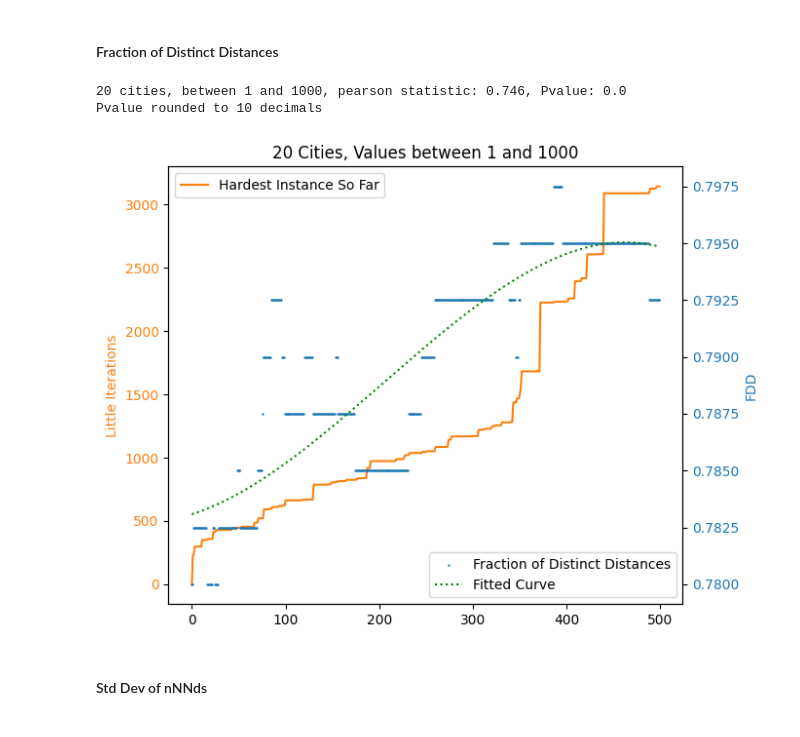
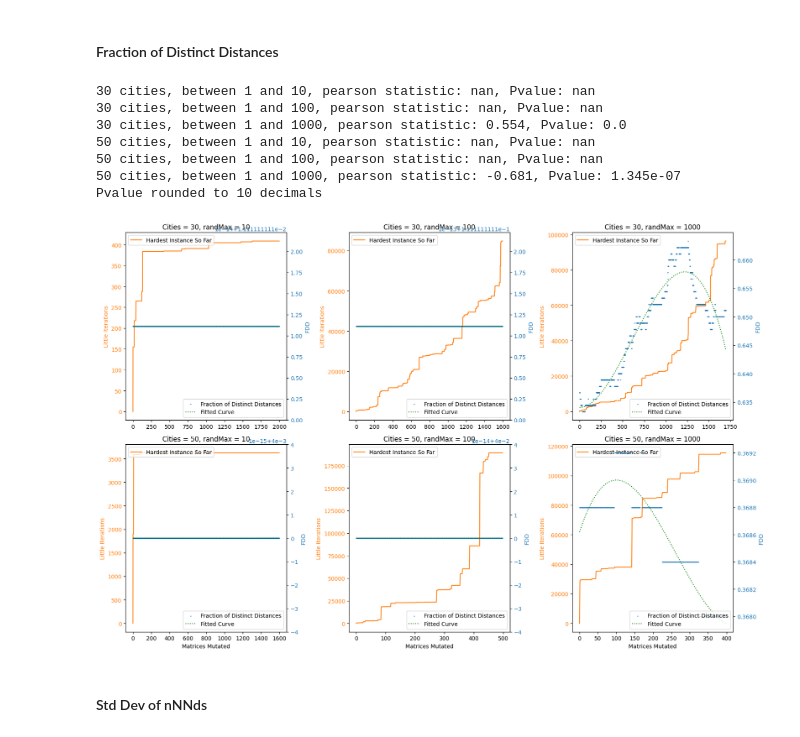
Before and after one commit to WouterKnibbe/ATSP_hillForHard, a Jupyter notebook: Quick Plotting.ipynb, the cells around one changed output. Saved outputs shown, nothing was run; the diff lists cells and outputs as text; code cells hidden in the pictures.

```diff
--- a/Quick Plotting.ipynb
+++ b/Quick Plotting.ipynb
@@ -182,7 +187,7 @@ for i, city in enumerate(cities):
           ax.set_ylabel('Little Iterations')
         if i == 1:
             ax.set_xlabel('Hundred Matrices Mutated')
-        ax.set_title(f'{city} Cities, rMax of {range_val}')
+        ax.set_title(f'Cities = {city}, randMax = {range_val}')
         if i == 1 & j== 1:
           ax.legend()
 
@@ -193,11 +198,11 @@ plt.show()
 # %%
 cities = [70, 100]
-ranges = [10]
+ranges = [10, 1000]
 
 subplot_rows = len(cities)
 subplot_cols = len(ranges)
 
-fig, axs = plt.subplots(subplot_rows, subplot_cols, figsize=(4, 7))
+fig, axs = plt.subplots(subplot_rows, subplot_cols, figsize=(8, 7))
 
 for i, city in enumerate(cities):
     for j, range_val in enumerate(ranges):
@@ -225,16 +230,16 @@ for i, city in enumerate(cities):
         ax.plot(x_values, y_values_0, label='Current mutation')
         ax.plot(x_values, y_values_1, label='Hardest mutation')
 
-        xticklist = list(range(0,int(x_values[-1])+3,100))
+        xticklist = list(range(0,int(x_values[-1])+4,100))
         ax.set_xticks(xticklist)
-        xticklabellist = list(range(0,int(x_values[-1])+3,100))
+        xticklabellist = list(range(0,int(x_values[-1])+4,100))
         ax.set_xticklabels(round(x/100) for x in xticklabellist)
 
         ax.set_ylim(bottom=min(y_values_0)-(min(y_values_0)/7))
         if j == 0:
           ax.set_ylabel('Little Iterations')
         ax.set_xlabel('Hundred Matrices Mutated')
-        ax.set_title(f'{city} Cities, rMax of {range_val}')
+        ax.set_title(f'Cities = {city}, randMax = {range_val}')
         if i == 1 & j== 1:
           ax.legend()
 
@@ -245,7 +250,7 @@ plt.show()
 # %% [markdown]
 ### Analysis 4: Characteristics on the data
 # %%
-path = f"Results/results20_1000_0.json"
+path = f"Results/results30_100_0.json"
 loaded = load_result(path)
 l = []
 
@@ -299,13 +304,13 @@ for i, x in enumerate(['Standard Deviation', 'Fraction of Distinct Distances',
 # %%
 from scipy.stats import pearsonr
 
-cities = [20]
-ranges = [1000]
+cities = [30, 50]
+ranges = [10, 100, 1000]
 
 subplot_rows = len(cities)
 subplot_cols = len(ranges)
 
-fig, axs = plt.subplots(subplot_rows, subplot_cols, figsize=(7, 5.25))
+fig, axs = plt.subplots(subplot_rows, subplot_cols, figsize=(17, 11))
 
 for i, city in enumerate(cities):
     for j, range_val in enumerate(ranges):
@@ -352,8 +357,8 @@ for i, city in enumerate(cities):
 
         if i == 1:
           ax.set_xlabel('Matrices Mutated')
-        ax.set_title(f'{city} Cities, Values between 1 and {range_val}')
-        ax.legend()
+        ax.set_title(f'Cities = {city}, randMax = {range_val}')
+        ax.legend(loc='upper left')
         ax2.legend(loc='lower right')
 
         # remove duplicates before pearson correlation
@@ -372,13 +382,13 @@ Pvalue rounded to 10 decimals
 # %% [markdown]
 #### Fraction of Distinct Distances
 # %%
-cities = [20]
-ranges = [1000]
+cities = [30, 50]
+ranges = [10, 100, 1000]
 
 subplot_rows = len(cities)
 subplot_cols = len(ranges)
 
-fig, axs = plt.subplots(subplot_rows, subplot_cols, figsize=(7, 5.25))
+fig, axs = plt.subplots(subplot_rows, subplot_cols, figsize=(17, 11))
 
 for i, city in enumerate(cities):
     for j, range_val in enumerate(ranges):
@@ -408,38 +418,42 @@ for i, city in enumerate(cities):
         # Plot the sorted current instances
         color = 'tab:orange'
         ax.plot(x_values, y_values, label='Hardest Instance So Far', color=color)
         ax.set_ylabel('Little Iterations', color=color)
         ax.tick_params(axis='y', labelcolor=color)
 
         # Create a twin y-axis to plot the standard deviation
         ax2 = ax.twinx()
         color = 'tab:blue'
         ax2.scatter(x_values, y_values_fdd, label='Fraction of Distinct Distances', color=color, s=0.5)
         ax2.set_ylabel('FDD', color=color)
         ax2.tick_params(axis='y', labelcolor=color)
 
         # Plot the fitted curve
-        x_values = range(500)
         poly_deg = 3
         ax2.plot(x_values, np.poly1d(np.polyfit(x_values, y_values_fdd, poly_deg))(x_values), label='Fitted Curve', color='green', linestyle=':')
 
         if i == 1:
           ax.set_xlabel('Matrices Mutated')
-        ax.set_title(f'{city} Cities, Values between 1 and {range_val}')
-        ax.legend()
+        ax.set_title(f'Cities = {city}, randMax = {range_val}')
+        ax.legend(loc='upper left')
         ax2.legend(loc='lower right')
 
         y_values_fdd = y_values_fdd[np.ma.unique(y_values,True)[1]]
         y_values = y_values[np.ma.unique(y_values,True)[1]]
         print(f"{city} cities, between 1 and {range_val}, pearson statistic: {round(pearsonr(y_values_fdd, y_values)[0],3)}, Pvalue: {round(pearsonr(y_values_fdd, y_values)[1],10)}")
 print("Pvalue rounded to 10 decimals")
 
 plt.tight_layout()
 plt.show()
 # %% [output]
-20 cities, between 1 and 1000, pearson statistic: 0.746, Pvalue: 0.0
+30 cities, between 1 and 10, pearson statistic: nan, Pvalue: nan
+30 cities, between 1 and 100, pearson statistic: nan, Pvalue: nan
+30 cities, between 1 and 1000, pearson statistic: 0.554, Pvalue: 0.0
+50 cities, between 1 and 10, pearson statistic: nan, Pvalue: nan
+50 cities, between 1 and 100, pearson statistic: nan, Pvalue: nan
+50 cities, between 1 and 1000, pearson statistic: -0.681, Pvalue: 1.345e-07
 Pvalue rounded to 10 decimals
-[figure, old version]
+[figure, new version]
 # %% [markdown]
 #### Std Dev of nNNds
 # %%
```
Also changed, not shown: parts of 6 cells of this notebook, 29 other files.
